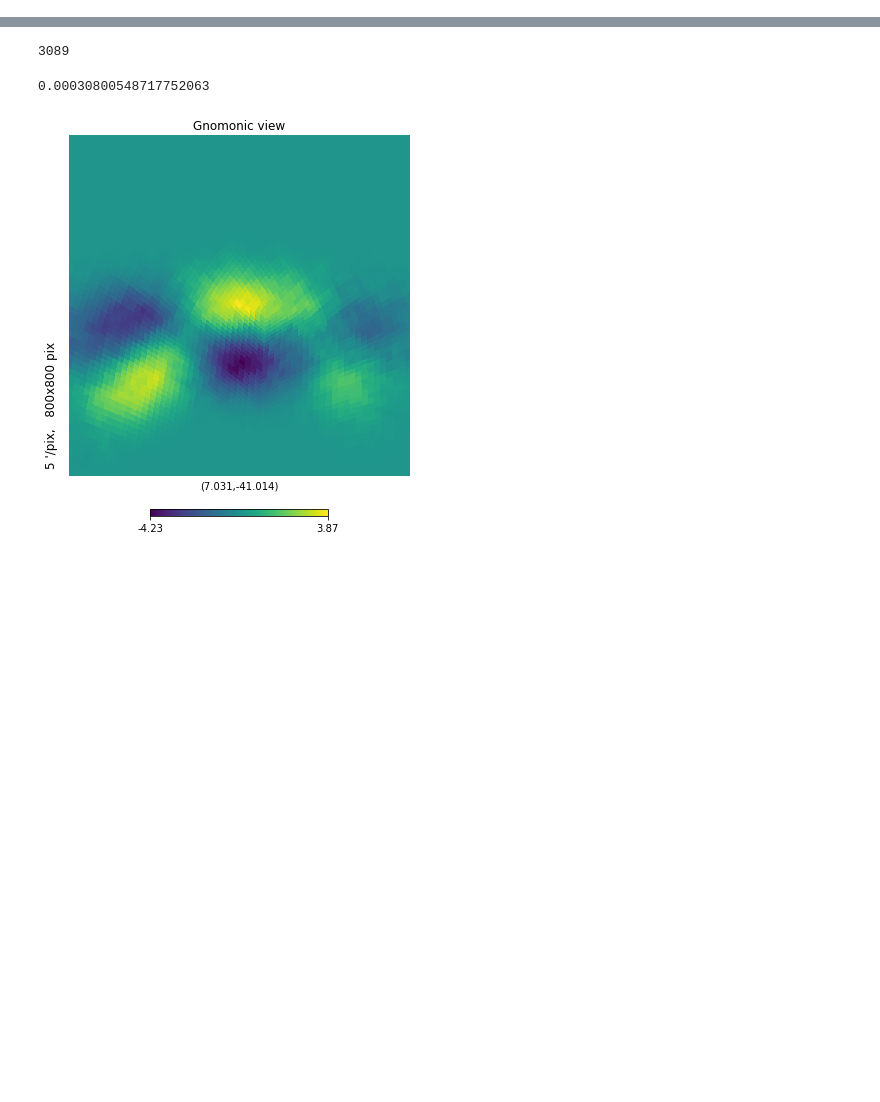
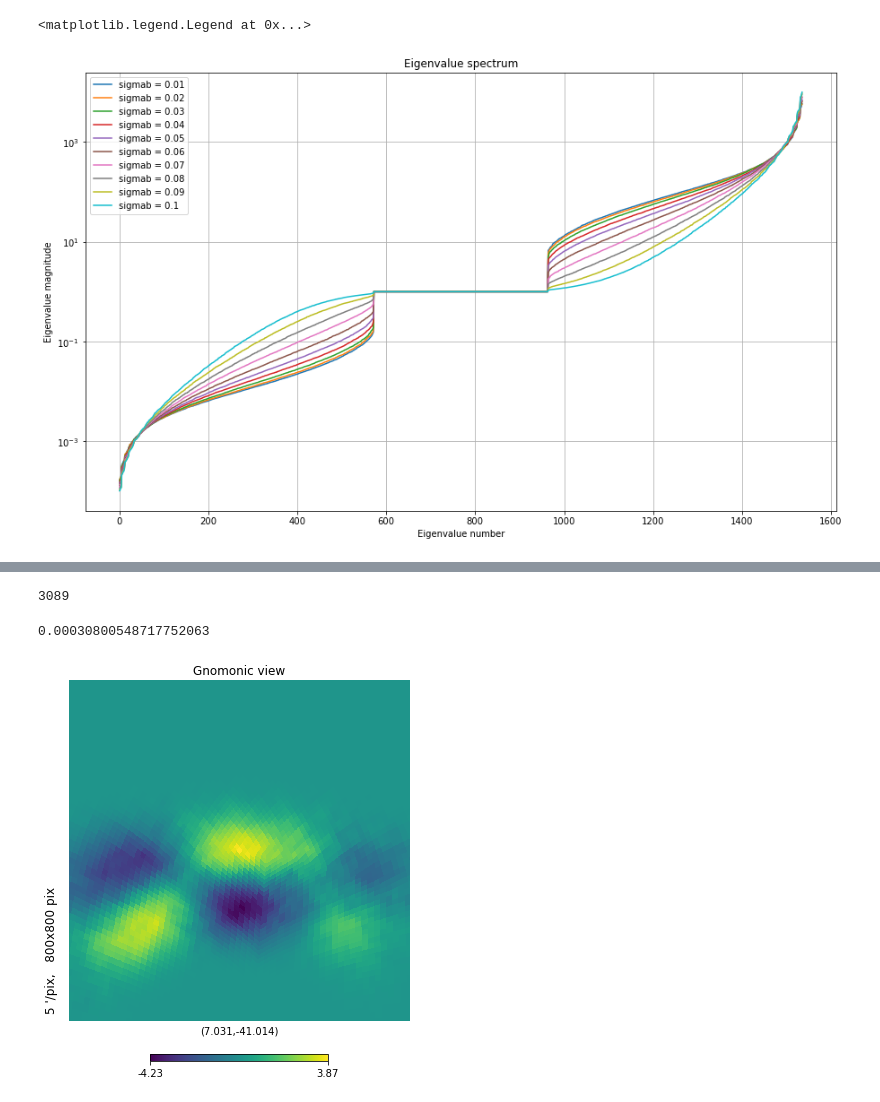
Before and after one commit to catyz/matrix, a Jupyter notebook: covariance_testing.ipynb, the cells around one changed output, grey strips where cells are left out. Drawn from its saved outputs; the diff is of its cells as text; code cells hidden in the pictures; blank space fills up the shorter version.

```diff
--- a/covariance_testing.ipynb
+++ b/covariance_testing.ipynb
@@ -8,4 +8,26 @@ import pickle
 # %%
 nside = 16
 npix = hp.nside2npix(nside)
+# %%
+# with open('B_eigs_3072.pkl', 'rb') as handle:
+#     B_eigs, B_v = pickle.load(handle)
+sigmab = np.arange(0.01, 0.11, 0.01)
+
+fig = plt.figure(figsize=(15,9))
+
+for i in sigmab:
+    i = np.around(i, 2)
+    with open(f'yuji_eigs_{i}.pkl', 'rb') as handle:
+        B_eigs, B_v = pickle.load(handle)
+    plt.plot(sorted(B_eigs), label=f'sigmab = {i}')
+
+plt.yscale('log')
+plt.xlabel('Eigenvalue number')
+plt.ylabel('Eigenvalue magnitude')
+plt.title('Eigenvalue spectrum')
+plt.grid()
+plt.legend()
+# %% [output]
+<matplotlib.legend.Legend at 0x...>
+[figure, added]
 # %%
```
Also changed, not shown: parts of 3 cells of this notebook, 9 other files.
